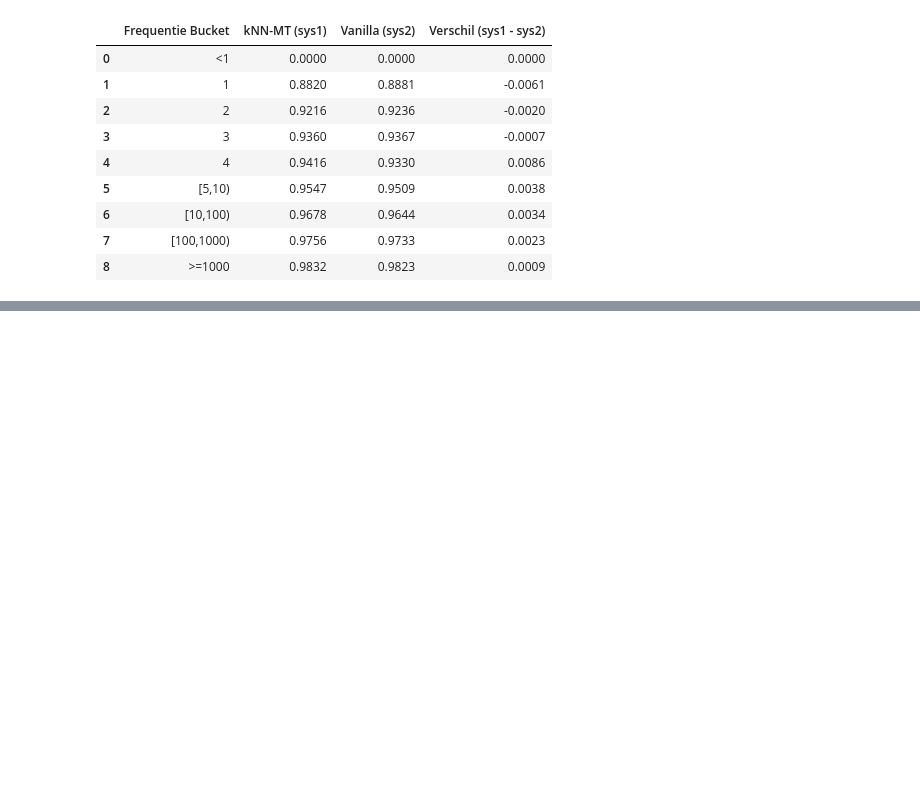
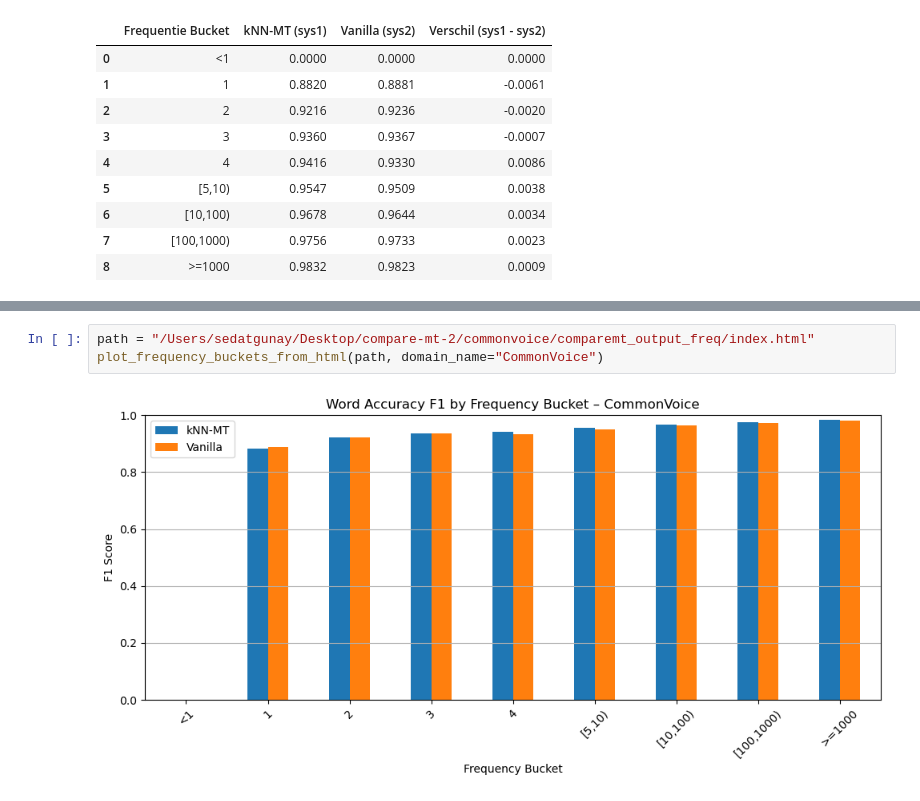
Before and after one commit to SedatGunay/kNN-MT, a Jupyter notebook: notebooks/commonvoice.ipynb, the cells around one changed output, grey strips where cells are left out. Drawn from its saved outputs; the diff is of its cells as text; blank space fills up the shorter version.

```diff
--- a/notebooks/commonvoice.ipynb
+++ b/notebooks/commonvoice.ipynb
@@ -259,0 +354,5 @@ save_wer_scores(
+# %%
+path = "/Users/sedatgunay/Desktop/compare-mt-2/commonvoice/comparemt_output_freq/index.html"
+plot_frequency_buckets_from_html(path, domain_name="CommonVoice")
+# %% [output]
+[figure, added]
```
Also changed, not shown: parts of 11 cells of this notebook, 16 other files.
